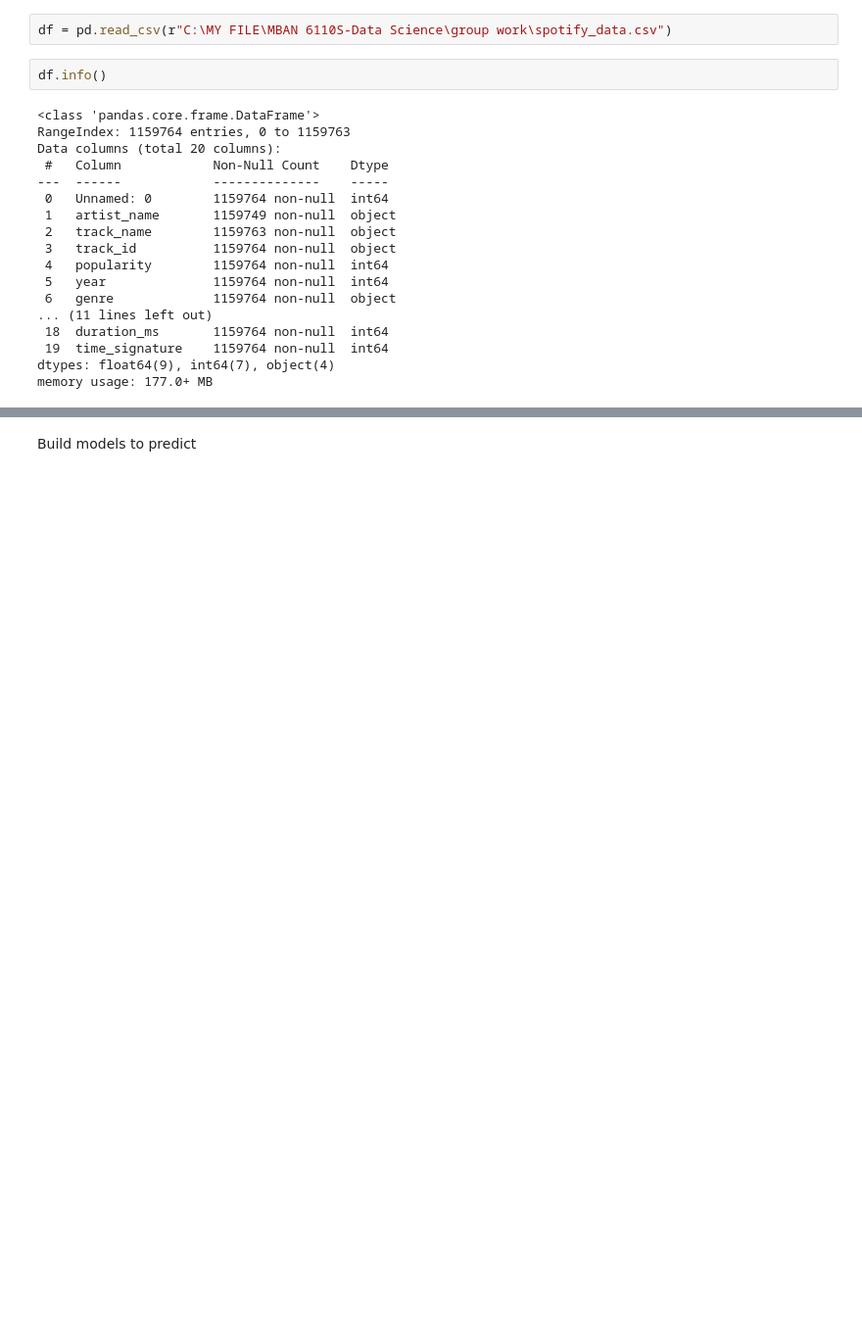
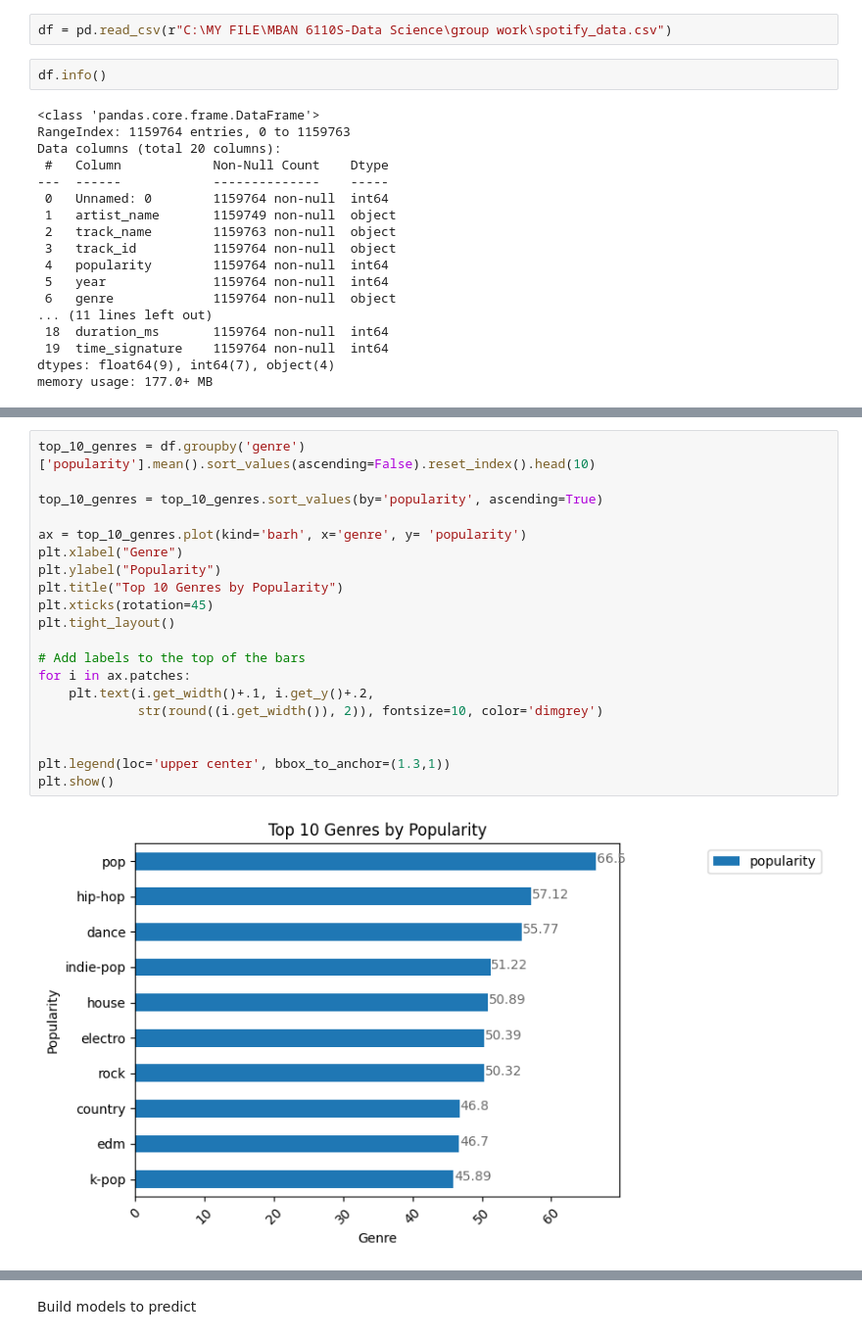
Before and after one commit to annwanginnt/data_scirence, a Jupyter notebook: groupwork.ipynb, the cells around one changed output, grey strips where cells are left out. Shown at 98% size. Saved outputs shown, nothing was run; the diff lists cells and outputs as text; blank space fills up the shorter version.

```diff
--- a/groupwork.ipynb
+++ b/groupwork.ipynb
@@ -128,3 +291,25 @@ array([[<Axes: title={'center': 'Unnamed: 0'}>,
+# %%
+top_10_genres = df.groupby('genre')['popularity'].mean().sort_values(ascending=False).reset_index().head(10)
+
+top_10_genres = top_10_genres.sort_values(by='popularity', ascending=True)
+
+ax = top_10_genres.plot(kind='barh', x='genre', y= 'popularity')
+plt.xlabel("Genre")
+plt.ylabel("Popularity")
+plt.title("Top 10 Genres by Popularity")
+plt.xticks(rotation=45)
+plt.tight_layout()
+
+# Add labels to the top of the bars
+for i in ax.patches:
+    plt.text(i.get_width()+.1, i.get_y()+.2,
+             str(round((i.get_width()), 2)), fontsize=10, color='dimgrey')
+
+
+plt.legend(loc='upper center', bbox_to_anchor=(1.3,1))
+plt.show()
+# %% [output]
+[figure, added]
 # %%
 df.columns
 # %% [output]
```
Also changed, not shown: parts of 69 cells of this notebook.
